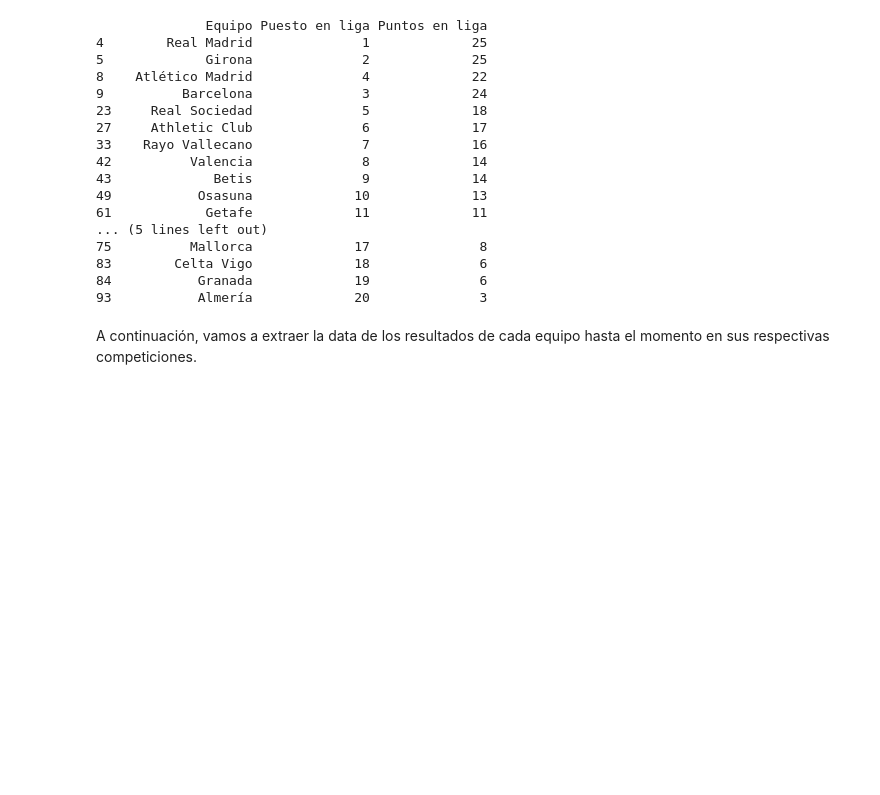
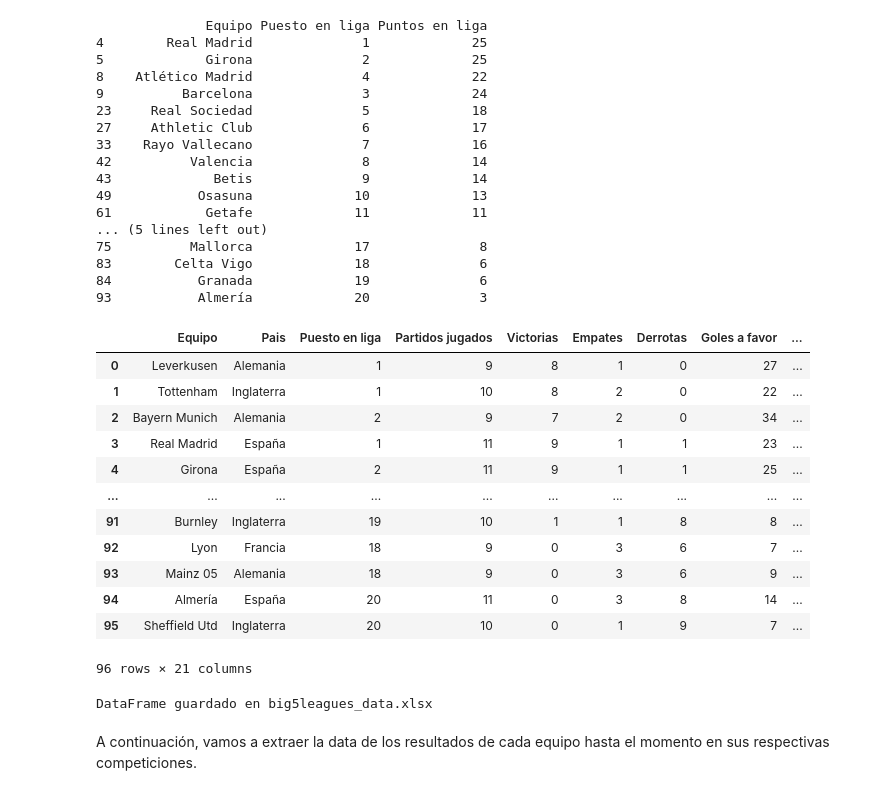
Before and after one commit to GCG251/Proyecto-Futbol, a Jupyter notebook: Proyecto_final.ipynb, the cells around one changed output. Drawn from its saved outputs; the diff is of its cells as text; code cells hidden in the pictures; blank space fills up the shorter version.

Commit message:
Se hicieron modificaciones a la data de ligas

```diff
--- a/Proyecto_final.ipynb
+++ b/Proyecto_final.ipynb
@@ -304,6 +304,48 @@ print(datos_liga)
 83        Celta Vigo             18              6
 84           Granada             19              6
 93           Almería             20              3
+# %%
+#Procederemos a añadir la competicion al Dataframe
+mapeo = {
+    'Alemania': 'Bundesliga',
+    'Inglaterra': 'Premier League',
+    'Francia': 'Ligue 1',
+    'Italia': 'Serie A',
+    'España': 'La Liga'
+}
+
+
+# Agregar una nueva columna "Ligas" utilizando el diccionario de mapeo
+big5leagues_data['Competición'] = big5leagues_data['Pais'].map(mapeo)
+
+# Vamos a eliminar espacios en blanco en el Dataframe:
+big5leagues_data = big5leagues_data.apply(lambda x: x.str.strip() if x.dtype == "object" else x)
+
+# Mostrar el DataFrame resultante
+big5leagues_data
+# %% [output]
+|  | Equipo | Pais | Puesto en liga | Partidos jugados | Victorias | Empates | Derrotas | Goles a favor | ... |
+| 0 | Leverkusen | Alemania | 1 | 9 | 8 | 1 | 0 | 27 | ... |
+| 1 | Tottenham | Inglaterra | 1 | 10 | 8 | 2 | 0 | 22 | ... |
+| 2 | Bayern Munich | Alemania | 2 | 9 | 7 | 2 | 0 | 34 | ... |
+| 3 | Real Madrid | España | 1 | 11 | 9 | 1 | 1 | 23 | ... |
+| 4 | Girona | España | 2 | 11 | 9 | 1 | 1 | 25 | ... |
+| ... | ... | ... | ... | ... | ... | ... | ... | ... | ... |
+| 91 | Burnley | Inglaterra | 19 | 10 | 1 | 1 | 8 | 8 | ... |
+| 92 | Lyon | Francia | 18 | 9 | 0 | 3 | 6 | 7 | ... |
+| 93 | Mainz 05 | Alemania | 18 | 9 | 0 | 3 | 6 | 9 | ... |
+| 94 | Almería | España | 20 | 11 | 0 | 3 | 8 | 14 | ... |
+| 95 | Sheffield Utd | Inglaterra | 20 | 10 | 0 | 1 | 9 | 7 | ... |
+96 rows × 21 columns
+# %%
+# Procedemos a guardar el DataFrame en un archivo excel
+nombre_archivo = 'big5leagues_data.xlsx'
+
+big5leagues_data.to_excel(nombre_archivo, index=False)  # El argumento index=False evita que se incluyan los índices en el archivo
+
+print(f'DataFrame guardado en {nombre_archivo}')
+# %% [output]
+DataFrame guardado en big5leagues_data.xlsx
 # %% [markdown]
 A continuación, vamos a extraer la data de los resultados de cada equipo hasta el momento en sus respectivas competiciones.
 # %%
```
Also changed, not shown: parts of 8 cells of this notebook.
